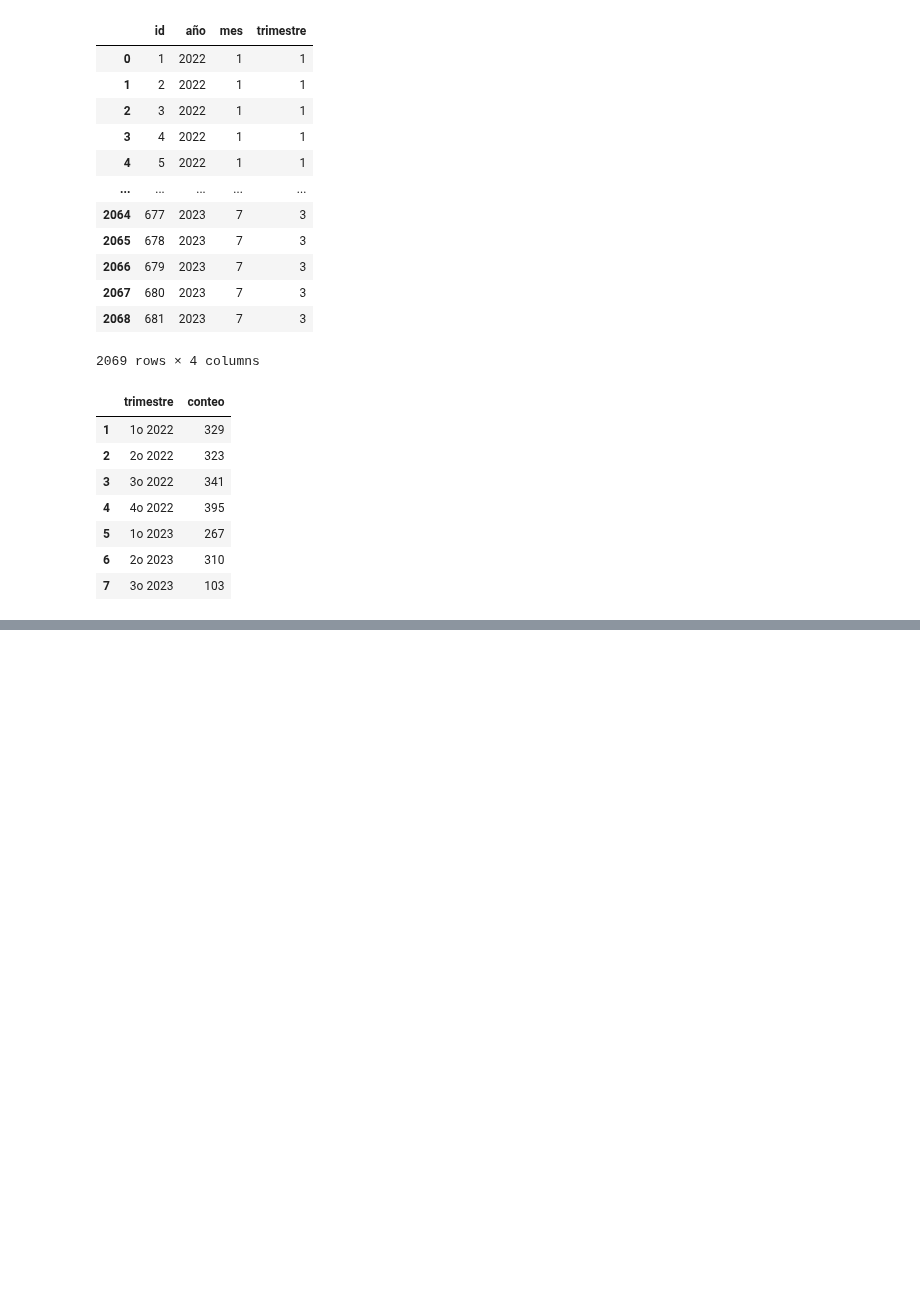
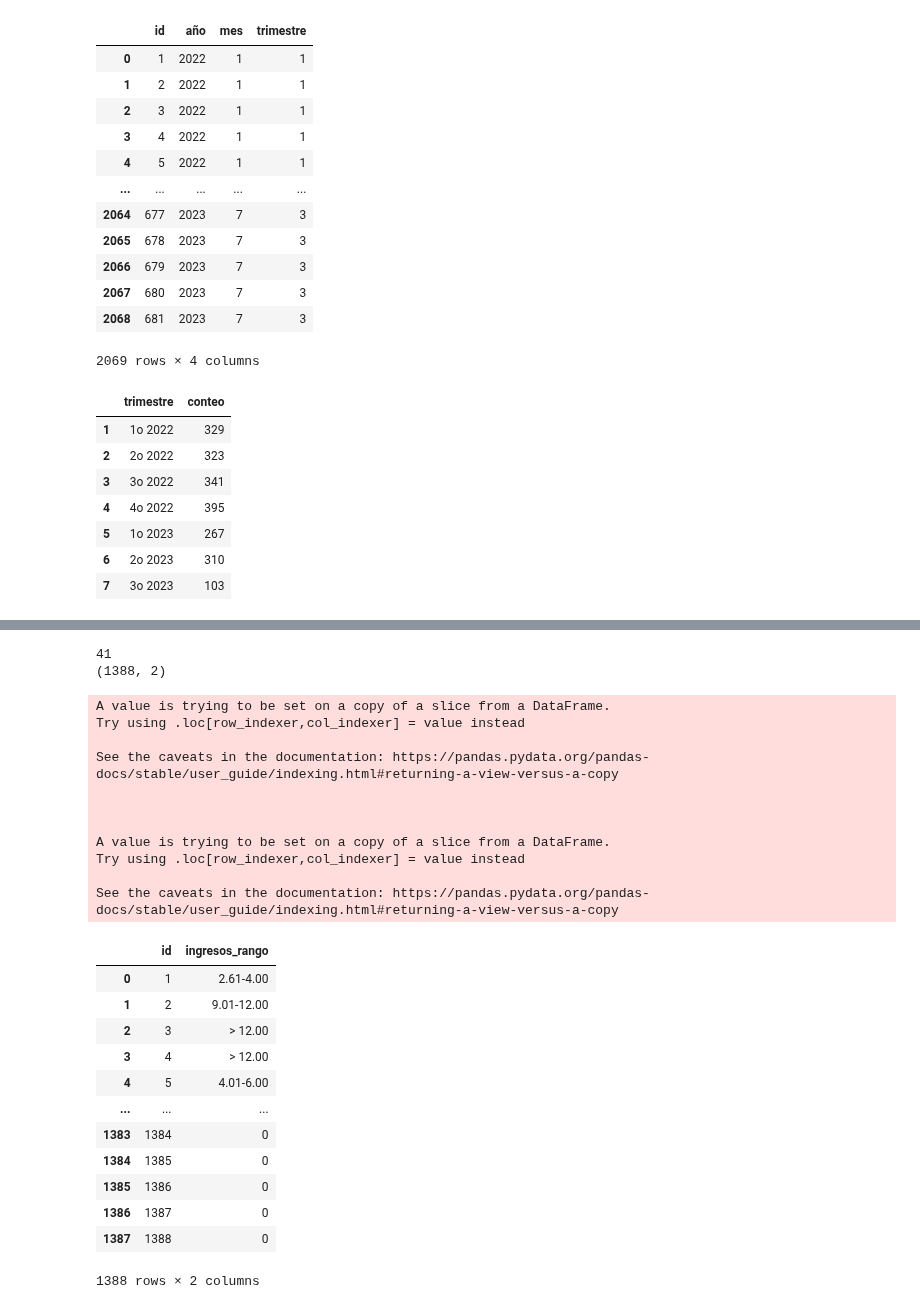
Before and after one commit to MiguelDWT4toCreativo/Datalpine, a Jupyter notebook: resources/jupyter/creditos_distribucion.ipynb, the cells around one changed output, grey strips where cells are left out. Saved outputs shown, nothing was run; the diff lists cells and outputs as text; code cells hidden in the pictures; blank space fills up the shorter version.

```diff
--- a/resources/jupyter/creditos_distribucion.ipynb
+++ b/resources/jupyter/creditos_distribucion.ipynb
@@ -883,0 +888,50 @@ fig.show()
+# %%
+finance_2022_pachuca = df_financiamientos_2022_pachuca[['id','ingresos_rango']]
+# %%
+registros_0 = finance_2022_pachuca[finance_2022_pachuca['ingresos_rango'] == 0].shape[0]
+print(registros_0)
+df_2022 = finance_2022_pachuca.shape
+print(df_2022)
+#finance_2022_pachuca = finance_2022_pachuca[finance_2022_pachuca['ingresos_rango'] != 0]
+# %% [output]
+41
+(1388, 2)
+# %%
+# Convertir la columna 'ingresos_rango' a cadena de texto (str)
+finance_2022_pachuca['ingresos_rango'] = finance_2022_pachuca['ingresos_rango'].astype(str)
+# Reemplazar los valores de rango con el texto correspondiente utilizando replace
+finance_2022_pachuca['ingresos_rango'] = finance_2022_pachuca['ingresos_rango'].replace({
+    '0': '0',
+    '1': '≤ 2.60',
+    '2': '2.61-4.00',
+    '3': '4.01-6.00',
+    '4': '6.01-9.00',
+    '5': '9.01-12.00',
+    '6': '> 12.00',
+})
+finance_2022_pachuca
+# %% [output]
+A value is trying to be set on a copy of a slice from a DataFrame.
+Try using .loc[row_indexer,col_indexer] = value instead
+
+See the caveats in the documentation: https://pandas.pydata.org/pandas-docs/stable/user_guide/indexing.html#returning-a-view-versus-a-copy
+
+
+
+A value is trying to be set on a copy of a slice from a DataFrame.
+Try using .loc[row_indexer,col_indexer] = value instead
+
+See the caveats in the documentation: https://pandas.pydata.org/pandas-docs/stable/user_guide/indexing.html#returning-a-view-versus-a-copy
+|  | id | ingresos_rango |
+| 0 | 1 | 2.61-4.00 |
+| 1 | 2 | 9.01-12.00 |
+| 2 | 3 | > 12.00 |
+| 3 | 4 | > 12.00 |
+| 4 | 5 | 4.01-6.00 |
+| ... | ... | ... |
+| 1383 | 1384 | 0 |
+| 1384 | 1385 | 0 |
+| 1385 | 1386 | 0 |
+| 1386 | 1387 | 0 |
+| 1387 | 1388 | 0 |
+1388 rows × 2 columns
```
Also changed, not shown: parts of 11 cells of this notebook, 4 other files.
